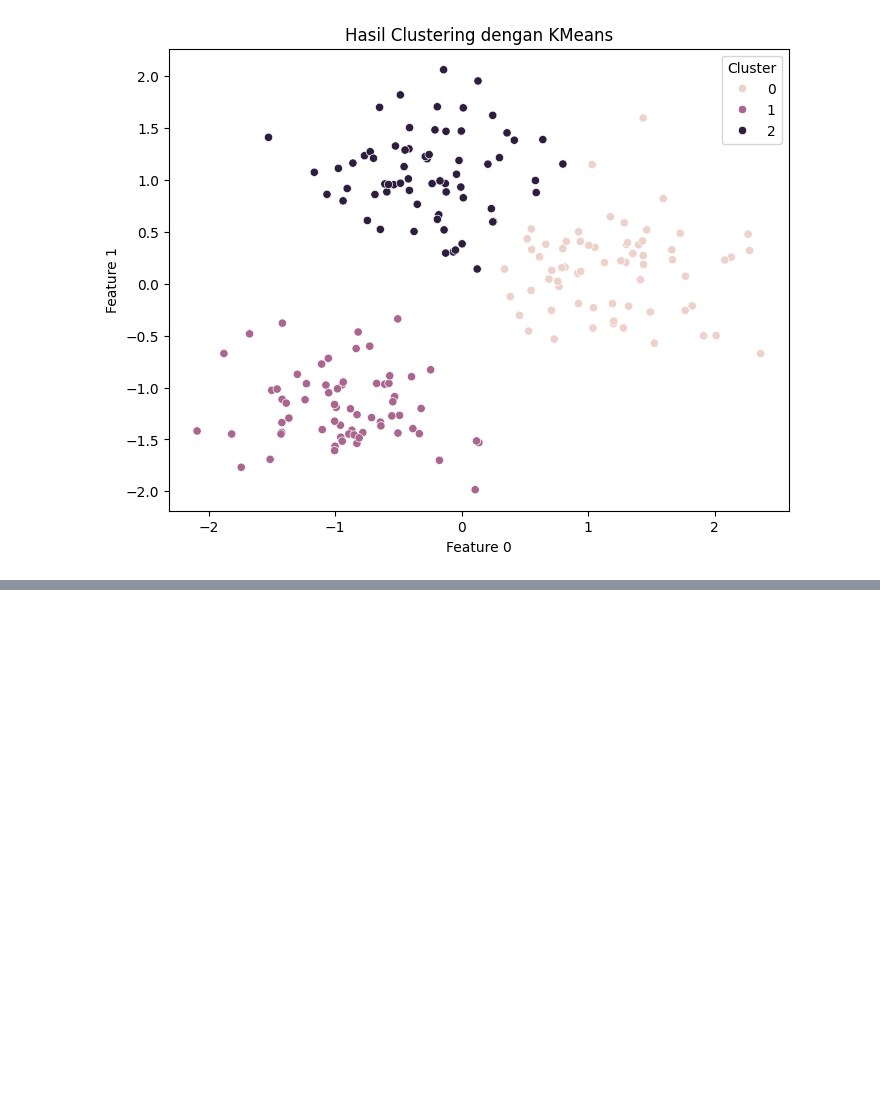
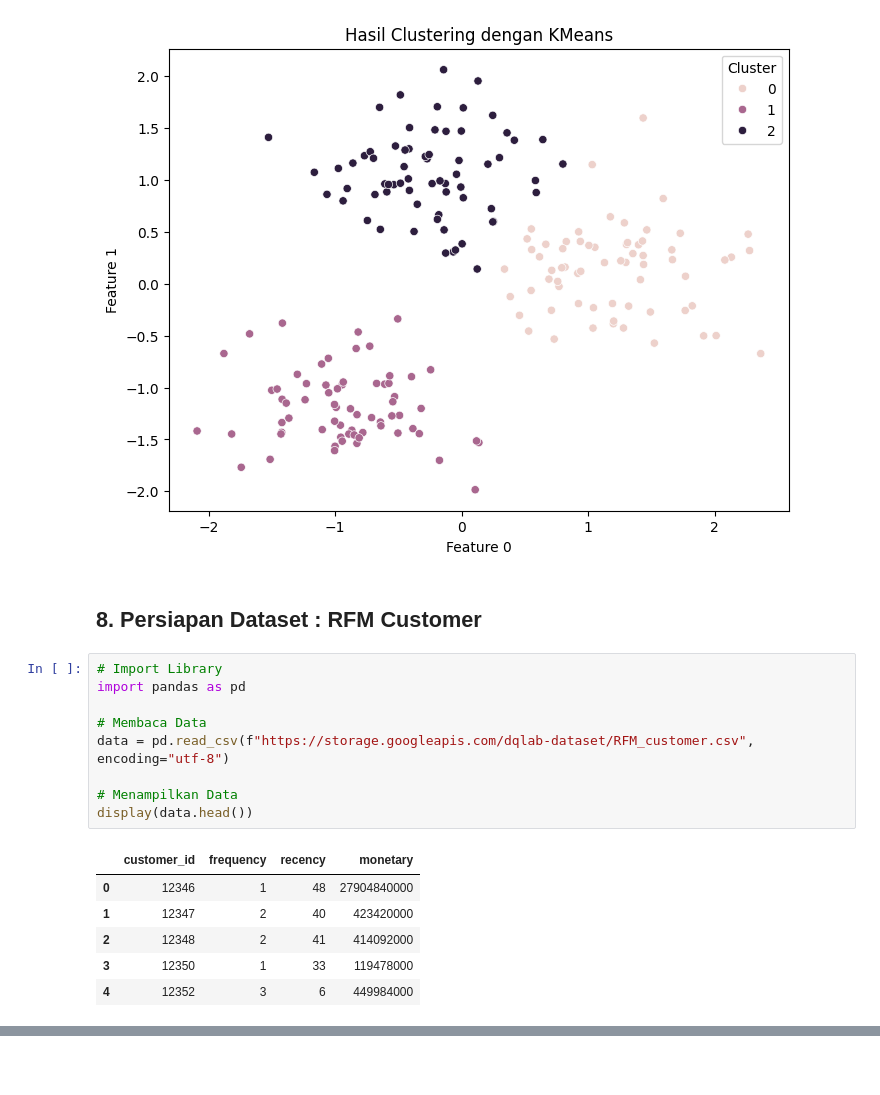
Before and after one commit to UsepSyaikalArifin/basic_machine_learning, a Jupyter notebook: machine_learning_algoritma_k_means_dengan_python.ipynb, the cells around one changed output, grey strips where cells are left out. Cells and saved outputs as stored; diff of their text form; blank space fills up the shorter version.

Commit message:
Persiapan Dataset : RFM Customer

```diff
--- a/machine_learning_algoritma_k_means_dengan_python.ipynb
+++ b/machine_learning_algoritma_k_means_dengan_python.ipynb
@@ -159,3 +159,21 @@ axs.legend(title="Cluster")
 plt.show()
 # %% [output]
 [figure]
+# %% [markdown]
+<h2>8. Persiapan Dataset : RFM Customer</h2>
+# %%
+# Import Library
+import pandas as pd
+
+# Membaca Data
+data = pd.read_csv(f"https://storage.googleapis.com/dqlab-dataset/RFM_customer.csv", encoding="utf-8")
+
+# Menampilkan Data
+display(data.head())
+# %% [output]
+|  | customer_id | frequency | recency | monetary |
+| 0 | 12346 | 1 | 48 | 27904840000 |
+| 1 | 12347 | 2 | 40 | 423420000 |
+| 2 | 12348 | 2 | 41 | 414092000 |
+| 3 | 12350 | 1 | 33 | 119478000 |
+| 4 | 12352 | 3 | 6 | 449984000 |
```
Also changed, not shown: parts of 3 cells of this notebook, 1 other file.
